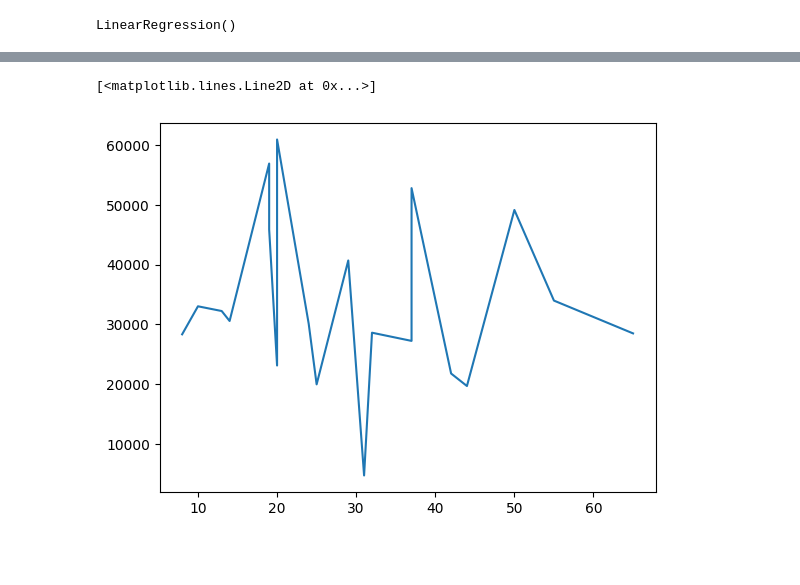
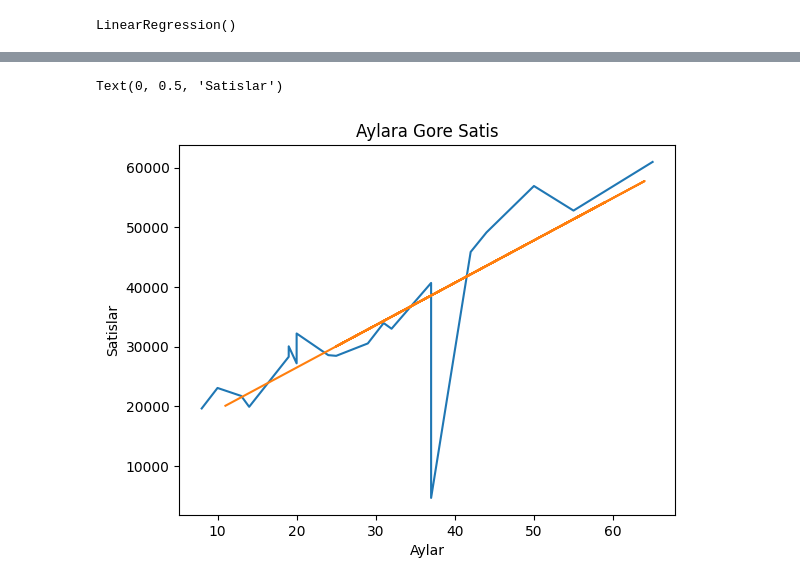
Before and after one commit to zeynepersen/MachineLearning, a Jupyter notebook: SimpleLinearRegression.ipynb, the cells around one changed output, grey strips where cells are left out. Saved outputs shown, nothing was run; the diff lists cells and outputs as text; code cells hidden in the pictures; blank space fills up the shorter version.

```diff
--- a/SimpleLinearRegression.ipynb
+++ b/SimpleLinearRegression.ipynb
@@ -89,7 +89,7 @@ from sklearn.linear_model import LinearRegression
 # %%
 lr=LinearRegression()
 # %%
-lr.fit(X_train,Y_train)
+lr.fit(x_train,y_train)
 # %% [output]
 LinearRegression()
 # %%
@@ -110,7 +110,12 @@ print(tahmin)
 # %%
 x_train = x_train.sort_index() #verileri indexlerine göre sıralar
+y_train = y_train.sort_index()
-# %%
-plt.plot(x_train,y_train)
-# %% [output]
-[<matplotlib.lines.Line2D at 0x...>]
-[figure, removed]
+# %%
+plt.plot(x_train,y_train)
+plt.plot(x_test,lr.predict(x_test))
+plt.title("Aylara Gore Satis")
+plt.xlabel("Aylar")
+plt.ylabel("Satislar")
+# %% [output]
+Text(0, 0.5, 'Satislar')
+[figure, added]
```
Also changed, not shown: parts of 7 cells of this notebook.
